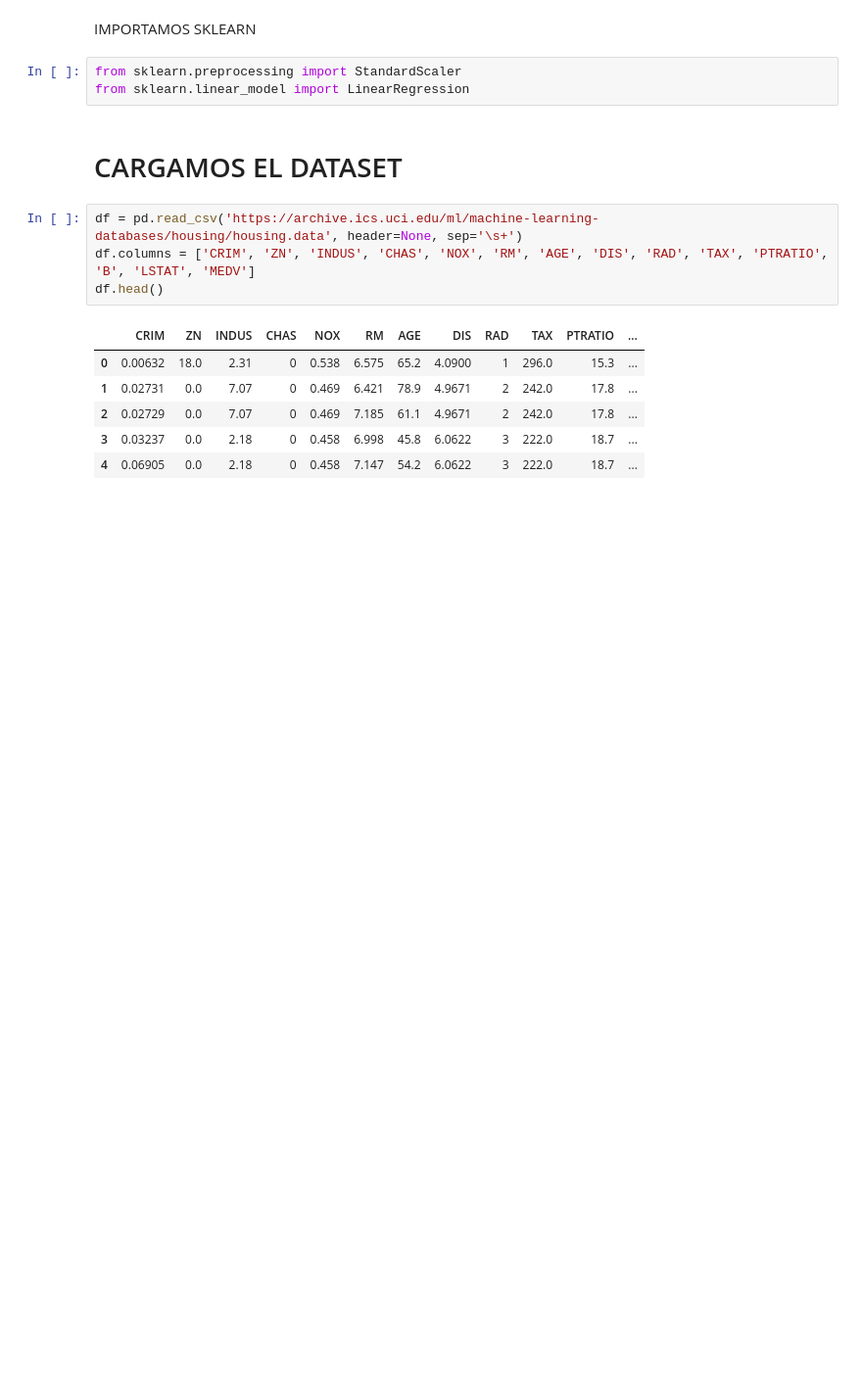
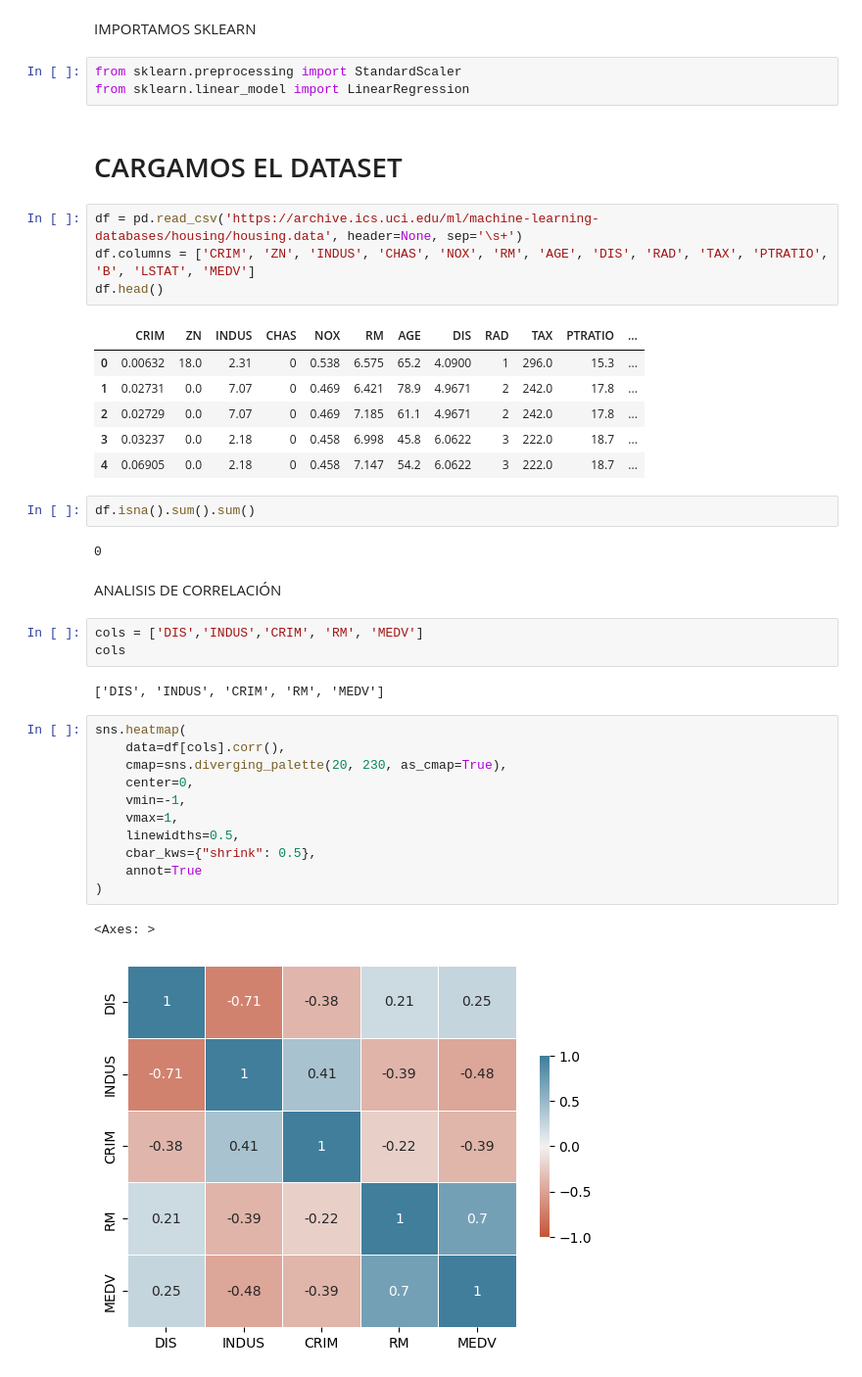
Before and after one commit to cesarmayta/BOOTCAMP_DSG1, a Jupyter notebook: dia1/01_ml_regresion_lineal.ipynb, the cells around one changed output. Shown at 98% size. Cells and saved outputs as stored; diff of their text form; blank space fills up the shorter version.

Commit message:
analisis de datos

```diff
--- a/dia1/01_ml_regresion_lineal.ipynb
+++ b/dia1/01_ml_regresion_lineal.ipynb
@@ -23,3 +23,28 @@ df.head()
 | 2 | 0.02729 | 0.0 | 7.07 | 0 | 0.469 | 7.185 | 61.1 | 4.9671 | 2 | 242.0 | 17.8 | ... |
 | 3 | 0.03237 | 0.0 | 2.18 | 0 | 0.458 | 6.998 | 45.8 | 6.0622 | 3 | 222.0 | 18.7 | ... |
 | 4 | 0.06905 | 0.0 | 2.18 | 0 | 0.458 | 7.147 | 54.2 | 6.0622 | 3 | 222.0 | 18.7 | ... |
+# %%
+df.isna().sum().sum()
+# %% [output]
+0
+# %% [markdown]
+ANALISIS DE CORRELACIÓN
+# %%
+cols = ['DIS','INDUS','CRIM', 'RM', 'MEDV']
+cols
+# %% [output]
+['DIS', 'INDUS', 'CRIM', 'RM', 'MEDV']
+# %%
+sns.heatmap(
+    data=df[cols].corr(),
+    cmap=sns.diverging_palette(20, 230, as_cmap=True),
+    center=0,
+    vmin=-1,
+    vmax=1,
+    linewidths=0.5,
+    cbar_kws={"shrink": 0.5},
+    annot=True
+)
+# %% [output]
+<Axes: >
+[figure, added]
```
Also changed, not shown: parts of 1 cell of this notebook, 1 other file.
